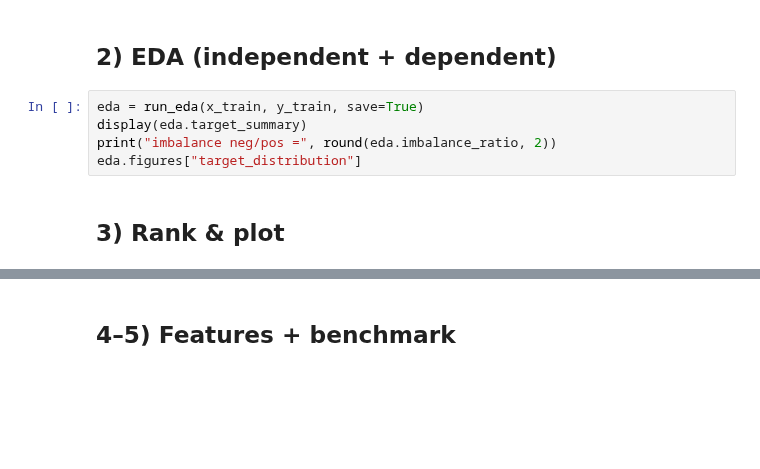
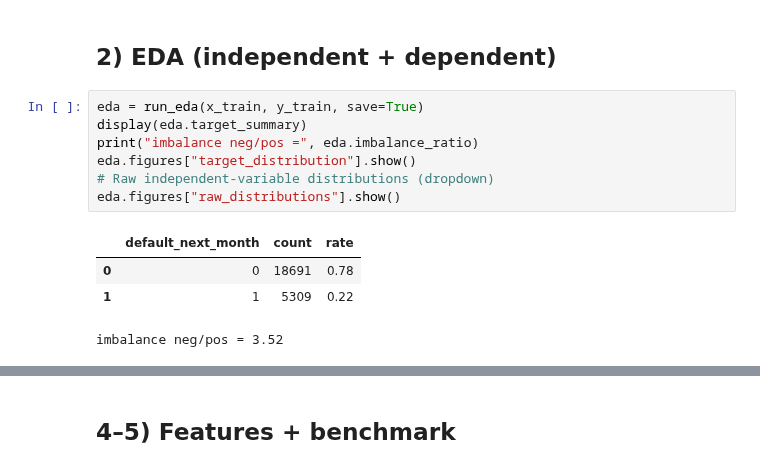
Before and after one commit to himanshujhamb222/credit-fraud-ml-mentoring, a Jupyter notebook: notebooks/01_walkthrough.ipynb, the cells around one changed output, grey strips where cells are left out. Drawn from its saved outputs; the diff is of its cells as text; blank space fills up the shorter version.

```diff
--- a/notebooks/01_walkthrough.ipynb
+++ b/notebooks/01_walkthrough.ipynb
@@ -32,7 +67,12 @@ x_train.shape, y_train.mean()
 # %%
 eda = run_eda(x_train, y_train, save=True)
 display(eda.target_summary)
-print("imbalance neg/pos =", round(eda.imbalance_ratio, 2))
-eda.figures["target_distribution"]
+print("imbalance neg/pos =", eda.imbalance_ratio)
+eda.figures["target_distribution"].show()
+# Raw independent-variable distributions (dropdown)
+eda.figures["raw_distributions"].show()
+# %% [output]
+|  | default_next_month | count | rate |
+| 0 | 0 | 18691 | 0.78 |
+| 1 | 1 | 5309 | 0.22 |
+imbalance neg/pos = 3.52
-# %% [markdown]
-## 3) Rank & plot
```
Also changed, not shown: parts of 8 cells of this notebook, 32 other files.
